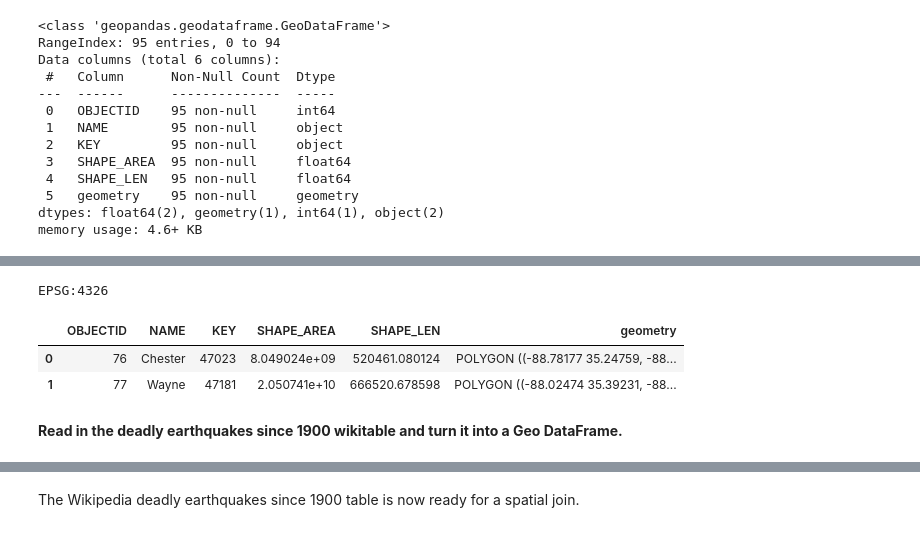
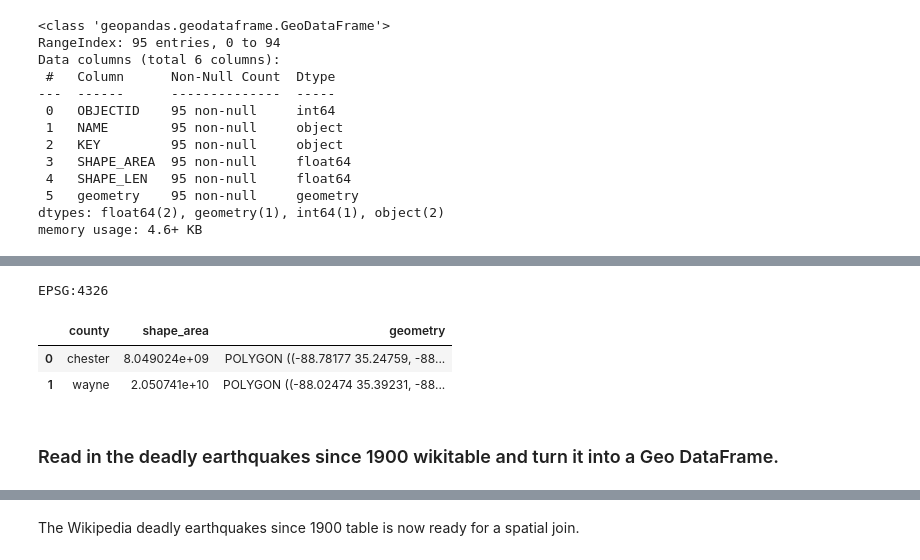
Before and after one commit to ocnrandolph/TNEG_Earthquakes, a Jupyter notebook: notebooks/dq3-TNEG-geospatial-data.ipynb, the cells around one changed output, grey strips where cells are left out. Cells and saved outputs as stored; diff of their text form; code cells hidden in the pictures.

```diff
--- a/notebooks/dq3-TNEG-geospatial-data.ipynb
+++ b/notebooks/dq3-TNEG-geospatial-data.ipynb
@@ -93,15 +108,21 @@ Datum: World Geodetic System 1984
 # %%
 # change the projection type
 tn_county_map = tn_county_map.to_crs('EPSG:4326')
 print(tn_county_map.crs)
+# Clean up some of the columns we don't need
+tn_county_map = tn_county_map.drop(['OBJECTID', 'KEY', 'SHAPE_LEN'], axis = 1)
+# Reformat column headers
+tn_county_map.columns = ['county', 'shape_area', 'geometry']
+# Set the county names to lower case
+tn_county_map['county'] = tn_county_map['county'].str.lower()
 # Make sure the base map dataset is good to go
 tn_county_map.head(2)
 # %% [output]
 EPSG:4326
-|  | OBJECTID | NAME | KEY | SHAPE_AREA | SHAPE_LEN | geometry |
-| 0 | 76 | Chester | 47023 | 8.049024e+09 | 520461.080124 | POLYGON ((-88.78177 35.24759, -88... |
-| 1 | 77 | Wayne | 47181 | 2.050741e+10 | 666520.678598 | POLYGON ((-88.02474 35.39231, -88... |
+|  | county | shape_area | geometry |
+| 0 | chester | 8.049024e+09 | POLYGON ((-88.78177 35.24759, -88... |
+| 1 | wayne | 2.050741e+10 | POLYGON ((-88.02474 35.39231, -88... |
 # %% [markdown]
-**Read in the deadly earthquakes since 1900 wikitable and turn it into a Geo DataFrame.**
+### Read in the deadly earthquakes since 1900 wikitable and turn it into a Geo DataFrame.
 # %%
 earthquakes = pd.read_csv('../data/earthquakes_wikitable.csv')
```
Also changed, not shown: parts of 69 cells of this notebook.
